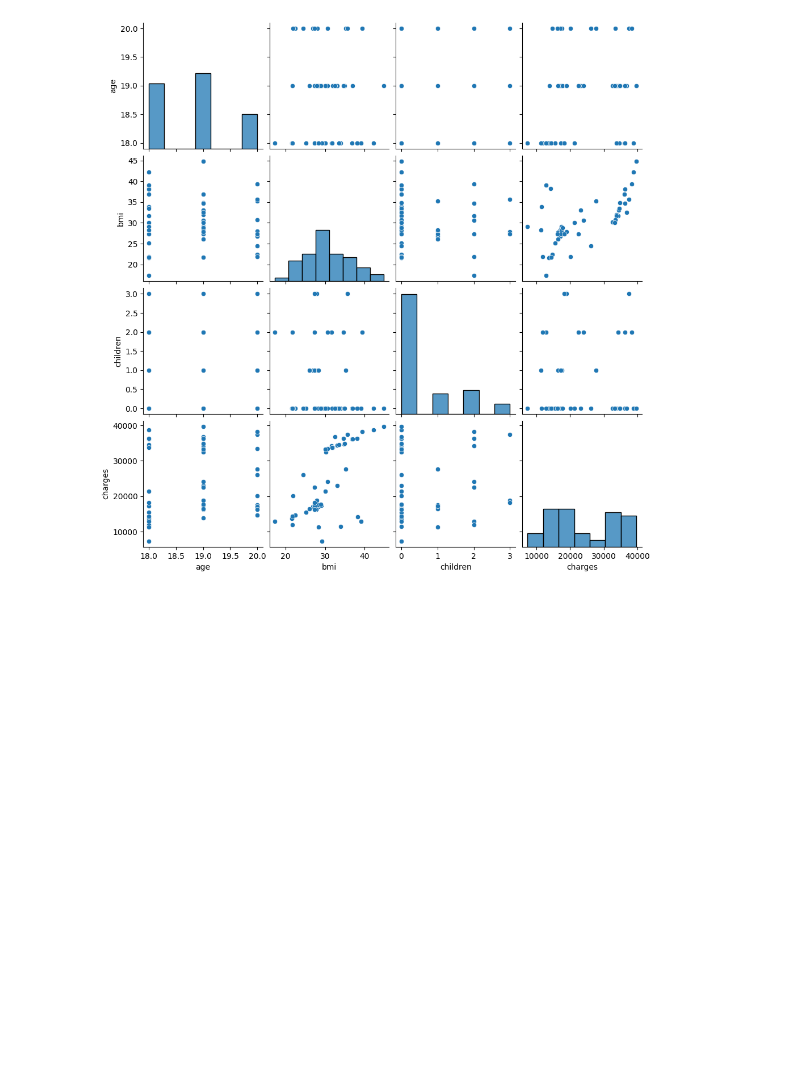
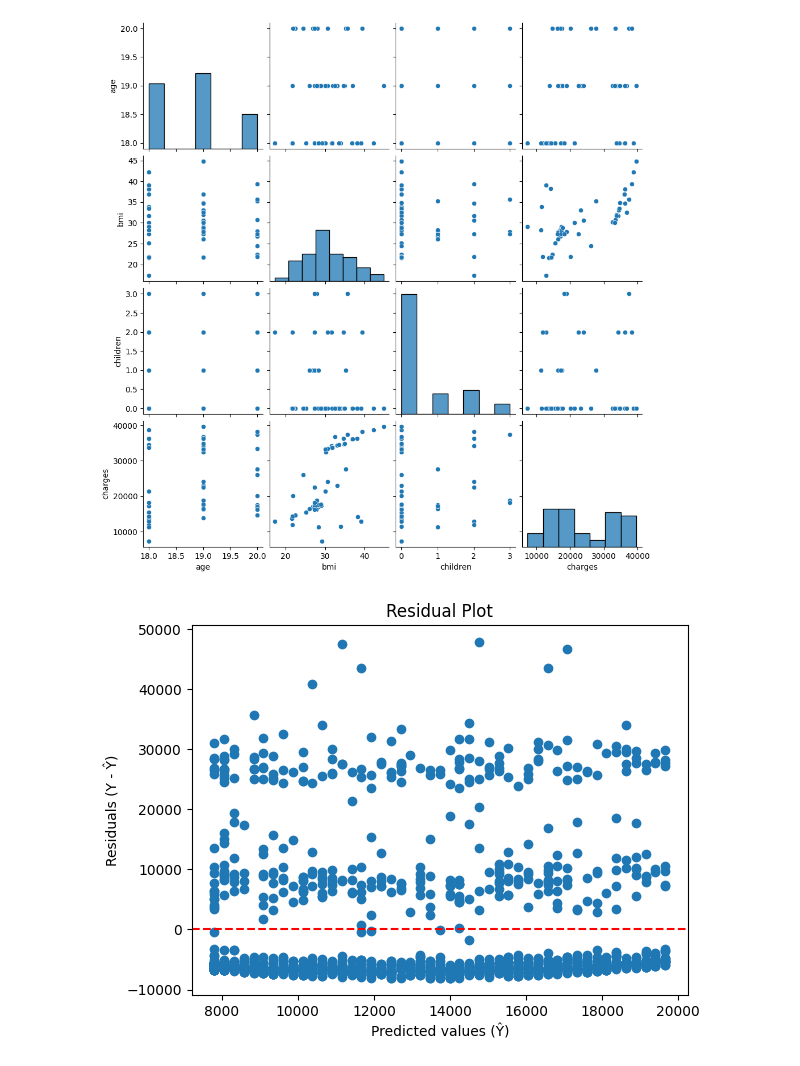
Before and after one commit to lewinskie254/eda, a Jupyter notebook: Heteroskedasticity_two.ipynb, the cells around one changed output. Cells and saved outputs as stored; diff of their text form; code cells hidden in the pictures; blank space fills up the shorter version.

```diff
--- a/Heteroskedasticity_two.ipynb
+++ b/Heteroskedasticity_two.ipynb
@@ -174,3 +174,29 @@ sns.pairplot(age_bias)
 # %% [output]
 <seaborn.axisgrid.PairGrid at 0x...>
 [figure]
+# %%
+#let's try to add a residual plot
+
+import statsmodels.api as sm
+
+X = df[['age']]          # independent variable(s)
+X = sm.add_constant(X)   # adds intercept term
+y = df['charges']        # dependent variable
+
+model = sm.OLS(y, X).fit()
+# %%
+residuals = model.resid        # actual - predicted
+predictions = model.fittedvalues
+#regression line plot for non smokers
+slope, intercept, r_value, p_value, std_err = stats.linregress(df.age, df.charges)
+
+y = slope * df.age + intercept
+# %%
+plt.scatter(predictions, residuals)
+plt.axhline(0, color='red', linestyle='--')
+plt.xlabel('Predicted values (Ŷ)')
+plt.ylabel('Residuals (Y - Ŷ)')
+plt.title('Residual Plot')
+plt.show()
+# %% [output]
+[figure, added]
```
Also changed, not shown: parts of 1 cell of this notebook.
